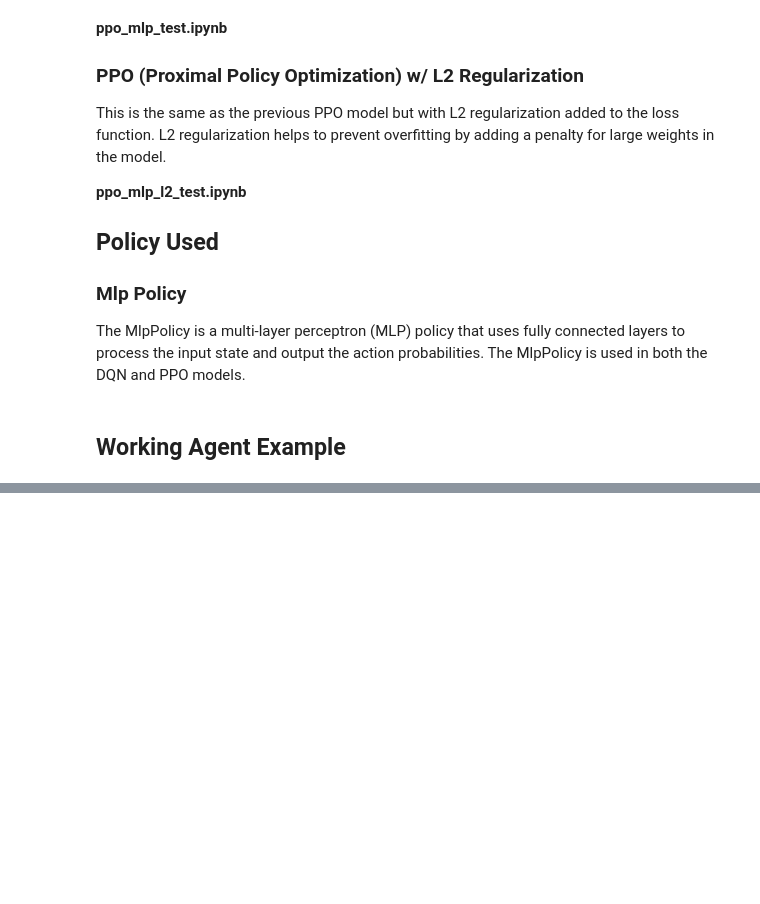
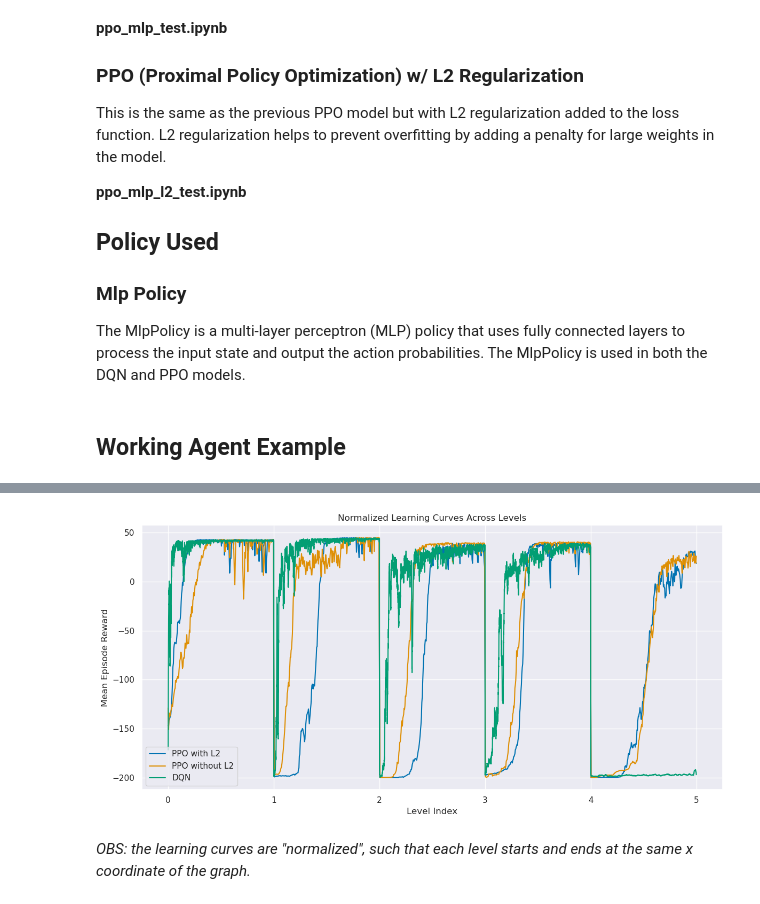
Before and after one commit to JoaoLucasMBC/Coverage-Path-Planning, a Jupyter notebook: conclusion.ipynb, the cells around one changed output, grey strips where cells are left out. Saved outputs shown, nothing was run; the diff lists cells and outputs as text; code cells hidden in the pictures; blank space fills up the shorter version.

```diff
--- a/conclusion.ipynb
+++ b/conclusion.ipynb
@@ -137,0 +231,67 @@ Renderer closed, notebook run complete.
+# %%
+import os
+import matplotlib.pyplot as plt
+import seaborn as sns
+import numpy as np
+from tensorboard.backend.event_processing.event_accumulator import EventAccumulator
+
+# Set seaborn theme
+sns.set_theme(style="darkgrid", palette="colorblind")
+
+def load_normalized_rewards(log_dir):
+    run_dirs = sorted(
+        [d for d in os.listdir(log_dir) if d.startswith("coverage_")],
+        key=lambda x: int(x.split("lvl")[-1])
+    )
+
+    all_x, all_y = [], []
+    level_index = 0
+
+    for run in run_dirs:
+        if "ppo" in log_dir:
+            path = os.path.join(log_dir, run, "PPO_1")
+        else:
+            path = os.path.join(log_dir, run, "DQN_1")
+
+        if not os.path.exists(path):
+            continue
+
+        ea = EventAccumulator(path)
+        ea.Reload()
+
+        scalars = ea.Scalars("rollout/ep_rew_mean")
+        steps = [e.step for e in scalars]
+        rewards = [e.value for e in scalars]
+
+        # Normalize x to the current level
+        norm_x = np.linspace(level_index, level_index + 1, num=len(steps))
+        all_x.extend(norm_x)
+        all_y.extend(rewards)
+        level_index += 1
+
+    return np.array(all_x), np.array(all_y)
+
+# Configs
+configs = {
+    "PPO with L2": "logs/ppo/mlp/l2",
+    "PPO without L2": "logs/ppo/mlp/no_l2",
+    "DQN": "logs/dqn/mlp"
+}
+
+# Plot
+plt.figure(figsize=(12, 6))
+
+for label, path in configs.items():
+    x, y = load_normalized_rewards(path)
+    sns.lineplot(x=x, y=y, label=label)
+
+plt.xlabel("Level Index")
+plt.ylabel("Mean Episode Reward")
+plt.title("Normalized Learning Curves Across Levels")
+plt.legend()
+plt.tight_layout()
+plt.show()
+# %% [output]
+[figure, added]
+# %% [markdown]
+*OBS: the learning curves are "normalized", such that each level starts and ends at the same x coordinate of the graph.*
```
Also changed, not shown: parts of 16 cells of this notebook, 20 other files.
